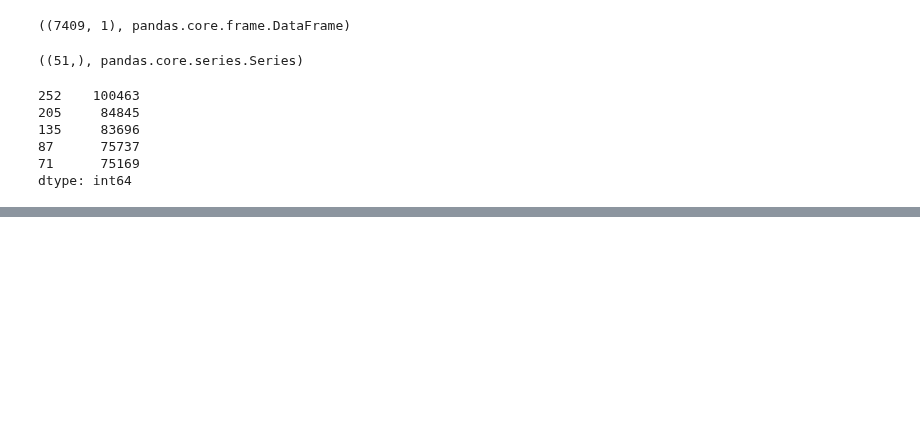
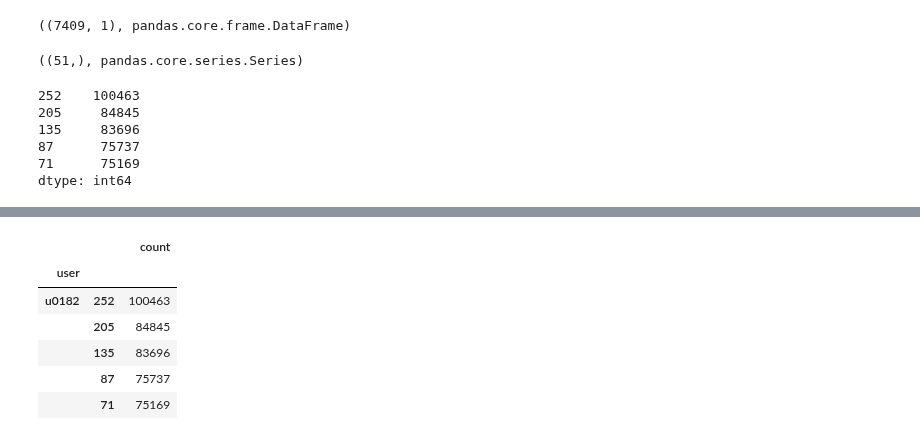
Before and after one commit to AllanLRH/master_thesis, a Jupyter notebook: morequestions/bluetooth_adjacent_one_user_at_a_time.ipynb, the cells around one changed output, grey strips where cells are left out. Cells and saved outputs as stored; diff of their text form; code cells hidden in the pictures; blank space fills up the shorter version.

```diff
--- a/morequestions/bluetooth_adjacent_one_user_at_a_time.ipynb
+++ b/morequestions/bluetooth_adjacent_one_user_at_a_time.ipynb
@@ -82,0 +87,13 @@ grp0
+# %%
+pd0 = pd.DataFrame(var0, columns=['count'])
+pd0['user'] = grp0.index.get_level_values('user')[0]
+pd0 = pd0.set_index(['user', pd0.index])
+pd0.head()
+# %% [output]
+|  |  | count |
+| user |  |  |
+| u0182 | 252 | 100463 |
+|  | 205 | 84845 |
+|  | 135 | 83696 |
+|  | 87 | 75737 |
+|  | 71 | 75169 |
```
Also changed, not shown: parts of 11 cells of this notebook, 2 other files.
